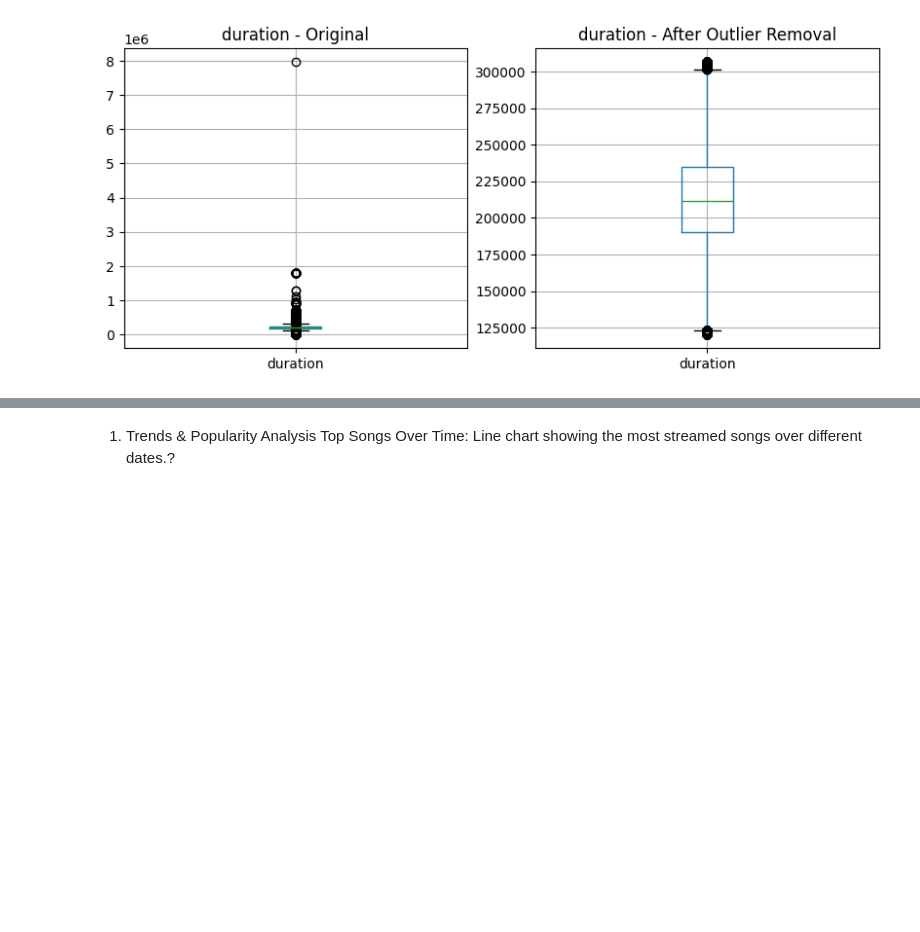
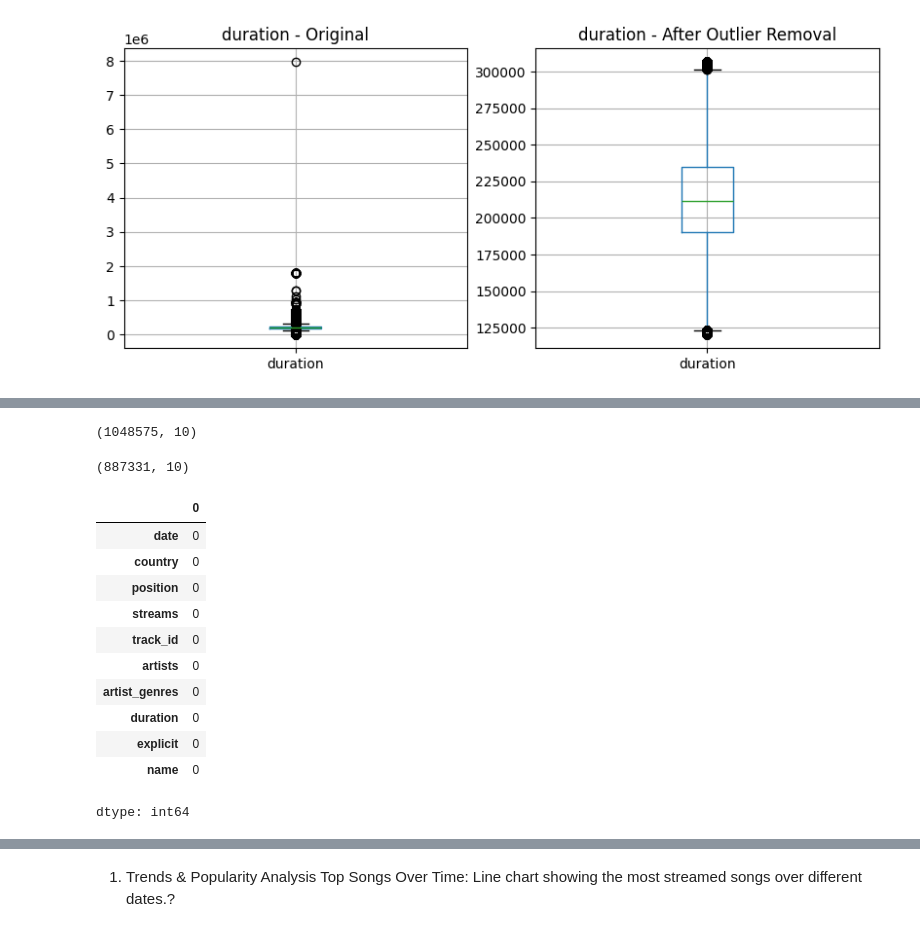
Before and after one commit to poojasukhdeve-project/Sportify-Analysis, a Jupyter notebook: Spotify.ipynb, the cells around one changed output, grey strips where cells are left out. Cells and saved outputs as stored; diff of their text form; code cells hidden in the pictures; blank space fills up the shorter version.

```diff
--- a/Spotify.ipynb
+++ b/Spotify.ipynb
@@ -270,0 +328,23 @@ compare_boxplots(df, df_cleaned, ['position', 'streams', 'duration'])
+# %%
+df.shape
+# %% [output]
+(1048575, 10)
+# %%
+df_cleaned.shape
+# %% [output]
+(887331, 10)
+# %%
+df_cleaned.isnull().sum()
+# %% [output]
+|  | 0 |
+| date | 0 |
+| country | 0 |
+| position | 0 |
+| streams | 0 |
+| track_id | 0 |
+| artists | 0 |
+| artist_genres | 0 |
+| duration | 0 |
+| explicit | 0 |
+| name | 0 |
+dtype: int64
```
Also changed, not shown: parts of 70 cells of this notebook.
